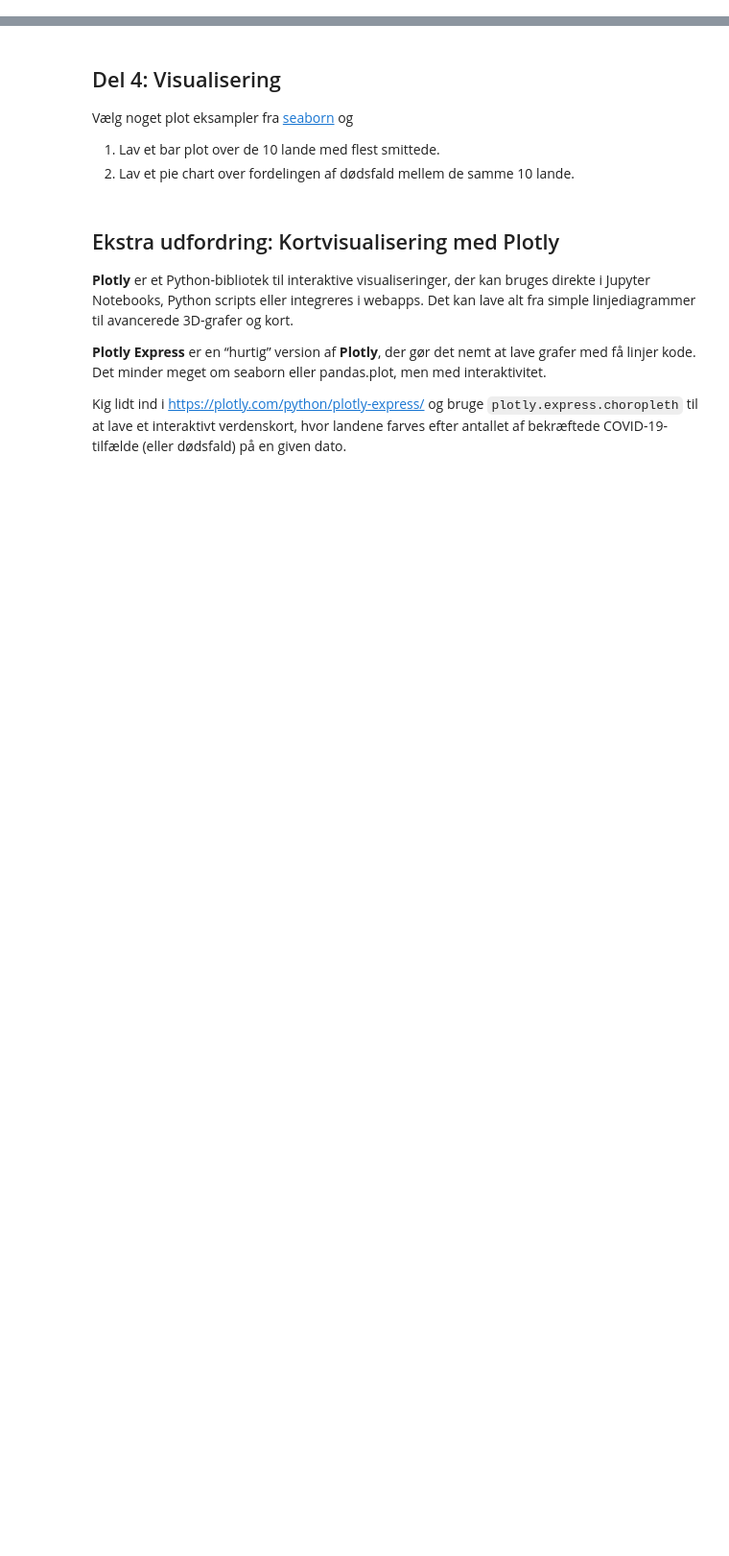
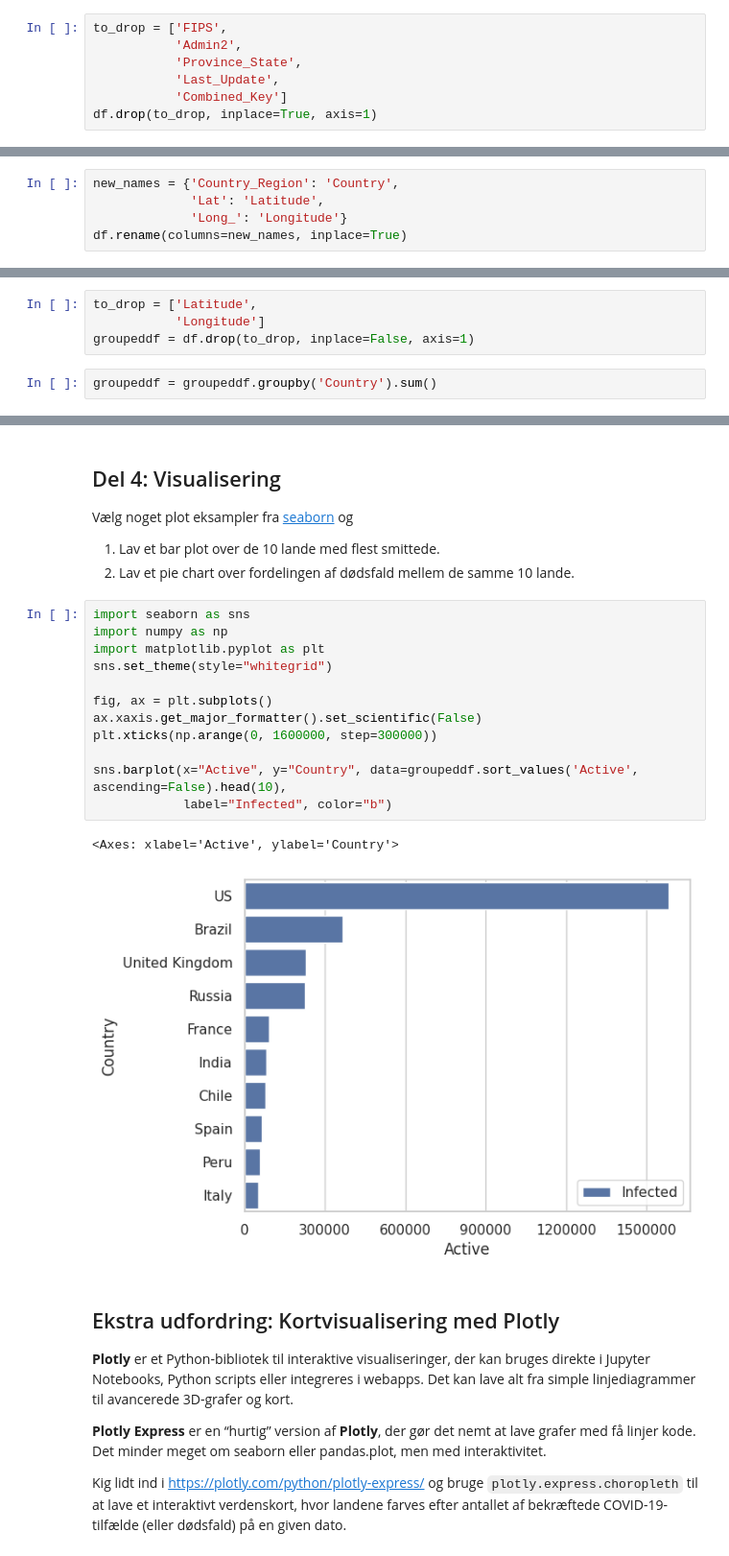
Before and after one commit to Vibenshus-Gymnasium-Pro/covid-19-data-NEXT15930, a Jupyter notebook: covid19data.ipynb, the cells around one changed output, grey strips where cells are left out. Shown at 96% size. Cells and saved outputs as stored; diff of their text form; blank space fills up the shorter version.

```diff
--- a/covid19data.ipynb
+++ b/covid19data.ipynb
@@ -22,3 +53,10 @@ df = pd.read_csv(path)
 
 Læs artiklen [Pythonic Data Cleaning With pandas and NumPy](https://realpython.com/python-data-cleaning-numpy-pandas/)
 Rense og konstruér dataframe `df`, der indholde kolonerne "Country", "Latitude", "Longitude", "Confirmed", "Deaths", "Recovered" og "Active".
+# %%
+to_drop = ['FIPS',
+           'Admin2',
+           'Province_State',
+           'Last_Update',
+           'Combined_Key']
+df.drop(to_drop, inplace=True, axis=1)
@@ -24,0 +72,5 @@ Rense og konstruér dataframe `df`, der indholde kolonerne "Country", "Latitude"
+# %%
+new_names = {'Country_Region': 'Country',
+             'Lat': 'Latitude',
+             'Long_': 'Longitude'}
+df.rename(columns=new_names, inplace=True)
@@ -26,3 +87,9 @@ Rense og konstruér dataframe `df`, der indholde kolonerne "Country", "Latitude"
 ## Del 3: gruppér data
 1. Gruppér evt. efter "Country" og summér antal Confirmed og Deaths.
 2. Find de 10 lande med flest smittede den dag.
+# %%
+to_drop = ['Latitude',
+           'Longitude']
+groupeddf = df.drop(to_drop, inplace=False, axis=1)
+# %%
+groupeddf = groupeddf.groupby('Country').sum()
@@ -31,6 +123,21 @@ Rense og konstruér dataframe `df`, der indholde kolonerne "Country", "Latitude"
 Vælg noget plot eksampler fra [seaborn](https://seaborn.pydata.org/examples/index.html) og
 1. Lav et bar plot over de 10 lande med flest smittede.
 2. Lav et pie chart over fordelingen af dødsfald mellem de samme 10 lande.
+# %%
+import seaborn as sns
+import numpy as np
+import matplotlib.pyplot as plt
+sns.set_theme(style="whitegrid")
+
+fig, ax = plt.subplots()
+ax.xaxis.get_major_formatter().set_scientific(False)
+plt.xticks(np.arange(0, 1600000, step=300000))
+
+sns.barplot(x="Active", y="Country", data=groupeddf.sort_values('Active', ascending=False).head(10),
+            label="Infected", color="b")
+# %% [output]
+<Axes: xlabel='Active', ylabel='Country'>
+[figure, added]
 # %% [markdown]
 ## Ekstra udfordring: Kortvisualisering med Plotly
 **Plotly** er et Python-bibliotek til interaktive visualiseringer, der kan bruges direkte i Jupyter Notebooks, Python scripts eller integreres i webapps. Det kan lave alt fra simple linjediagrammer til avancerede 3D-grafer og kort.
```
Also changed, not shown: parts of 6 cells of this notebook.
